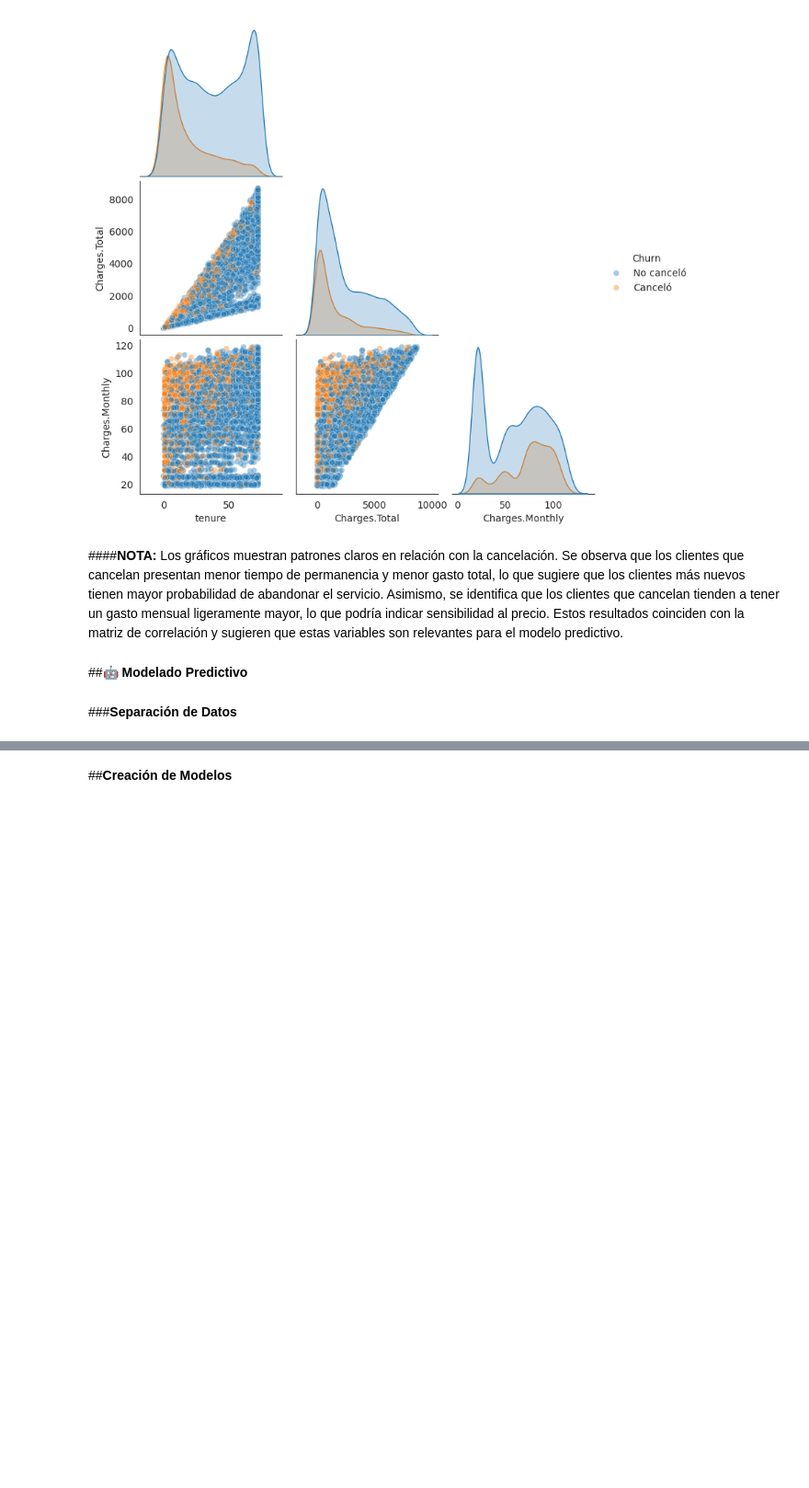
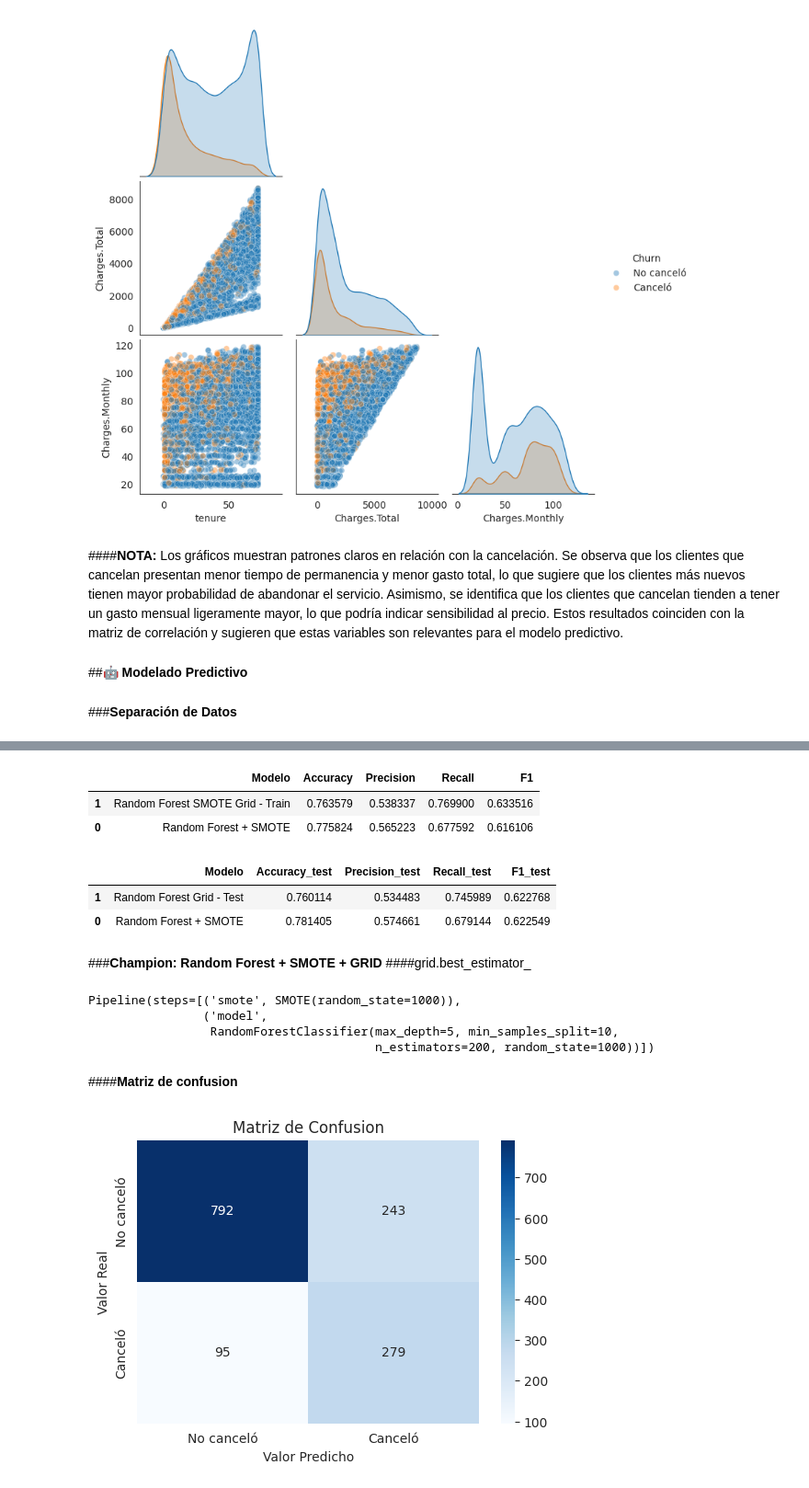
Before and after one commit to Yaaxek/TelecomX-Parte2-Churn, a Jupyter notebook: TelecomX_Parte2_Churn.ipynb, the cells around one changed output, grey strips where cells are left out. Shown at 92% size. Saved outputs shown, nothing was run; the diff lists cells and outputs as text; code cells hidden in the pictures; blank space fills up the shorter version.

```diff
--- a/TelecomX_Parte2_Churn.ipynb
+++ b/TelecomX_Parte2_Churn.ipynb
@@ -274,0 +301,3 @@ Los gráficos muestran patrones claros en relación con la cancelación. Se obse
+# %%
+X=datos.drop(columns='Churn')
+y=datos['Churn']
@@ -283,0 +464,7 @@ El conjunto de datos se dividió en entrenamiento y prueba utilizando una propor
+# %%
+pipe_rf_smote=imbPipeline([
+    ('smote',SMOTE(random_state=1000)),
+    ('model',RandomForestClassifier(random_state=1000, max_depth=10))
+])
+res_rf_smote_cv = evaluar_modelo_cv("Random Forest + SMOTE", pipe_rf_smote, X_train, y_train)
+res_rf_smote_test = evaluar_modelo_test("Random Forest + SMOTE", pipe_rf_smote, X_train, y_train, X_test, y_test)
@@ -283,0 +539,10 @@ El conjunto de datos se dividió en entrenamiento y prueba utilizando una propor
+# %%
+param_grid={
+    'model__n_estimators':[100,150,200],
+    'model__max_depth':[5,10,15],
+    'model__min_samples_split':[2,5,10],
+    'model__min_samples_leaf':[1,2,4]
+}
+cv=StratifiedKFold(n_splits=5,shuffle=True,random_state=1000)
+grid=GridSearchCV(estimator=pipe_rf_smote, param_grid=param_grid, cv=cv, scoring='recall', n_jobs=-1,verbose=1)
+grid.fit(X_train,y_train)
@@ -284,2 +589,38 @@ El conjunto de datos se dividió en entrenamiento y prueba utilizando una propor
+# %%
+comparacion_rf = pd.concat([res_rf_smote_cv, res_rf_grid_cv],ignore_index=True)
+comparacion_rf.sort_values(by='Recall',ascending=False)
+# %% [output]
+|  | Modelo | Accuracy | Precision | Recall | F1 |
+| 1 | Random Forest SMOTE Grid - Train | 0.763579 | 0.538337 | 0.769900 | 0.633516 |
+| 0 | Random Forest + SMOTE | 0.775824 | 0.565223 | 0.677592 | 0.616106 |
+# %%
+comparacion_rf_test = pd.concat([res_rf_smote_test, res_rf_grid_test], ignore_index=True)
+comparacion_rf_test.sort_values(by='Recall_test',ascending=False)
+# %% [output]
+|  | Modelo | Accuracy_test | Precision_test | Recall_test | F1_test |
+| 1 | Random Forest Grid - Test | 0.760114 | 0.534483 | 0.745989 | 0.622768 |
+| 0 | Random Forest + SMOTE | 0.781405 | 0.574661 | 0.679144 | 0.622549 |
+# %% [markdown]
+###**Champion: Random Forest + SMOTE + GRID**
+####grid.best_estimator_
+# %%
+grid.best_estimator_
+# %% [output]
+Pipeline(steps=[('smote', SMOTE(random_state=1000)),
+                ('model',
+                 RandomForestClassifier(max_depth=5, min_samples_split=10,
+                                        n_estimators=200, random_state=1000))])
 # %% [markdown]
-##**Creación de Modelos**
+####**Matriz de confusion**
+# %%
+y_pred_test=grid.best_estimator_.predict(X_test)
+cm=confusion_matrix(y_test,y_pred_test)
+plt.figure(figsize=(6,4))
+sns.heatmap(cm,annot=True,fmt='d',cmap='Blues',xticklabels=["No canceló","Canceló"],
+yticklabels=["No canceló","Canceló"])
+plt.title('Matriz de Confusion')
+plt.ylabel('Valor Real')
+plt.xlabel('Valor Predicho')
+plt.show()
+# %% [output]
+[figure, added]
```
Also changed, not shown: parts of 68 cells of this notebook.
